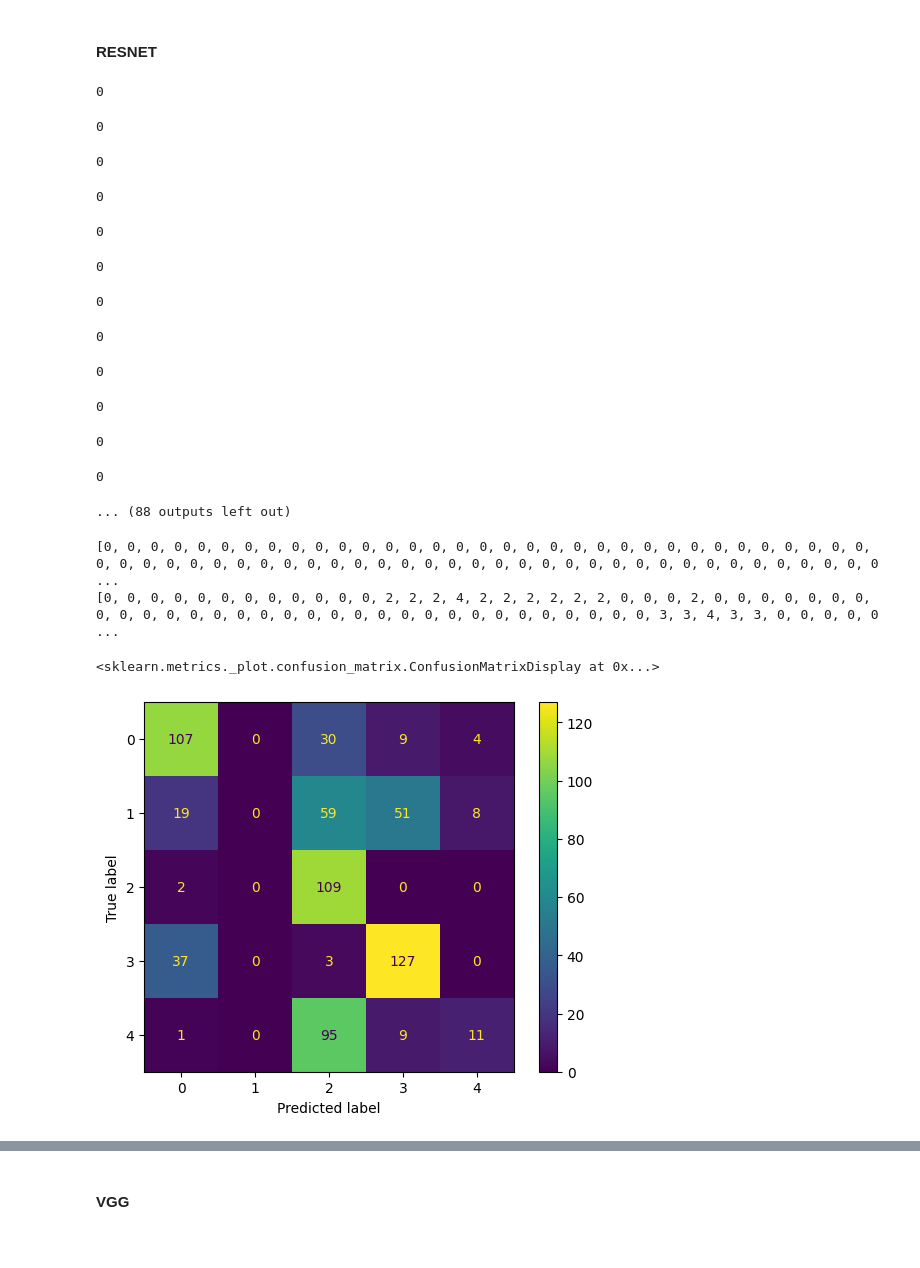
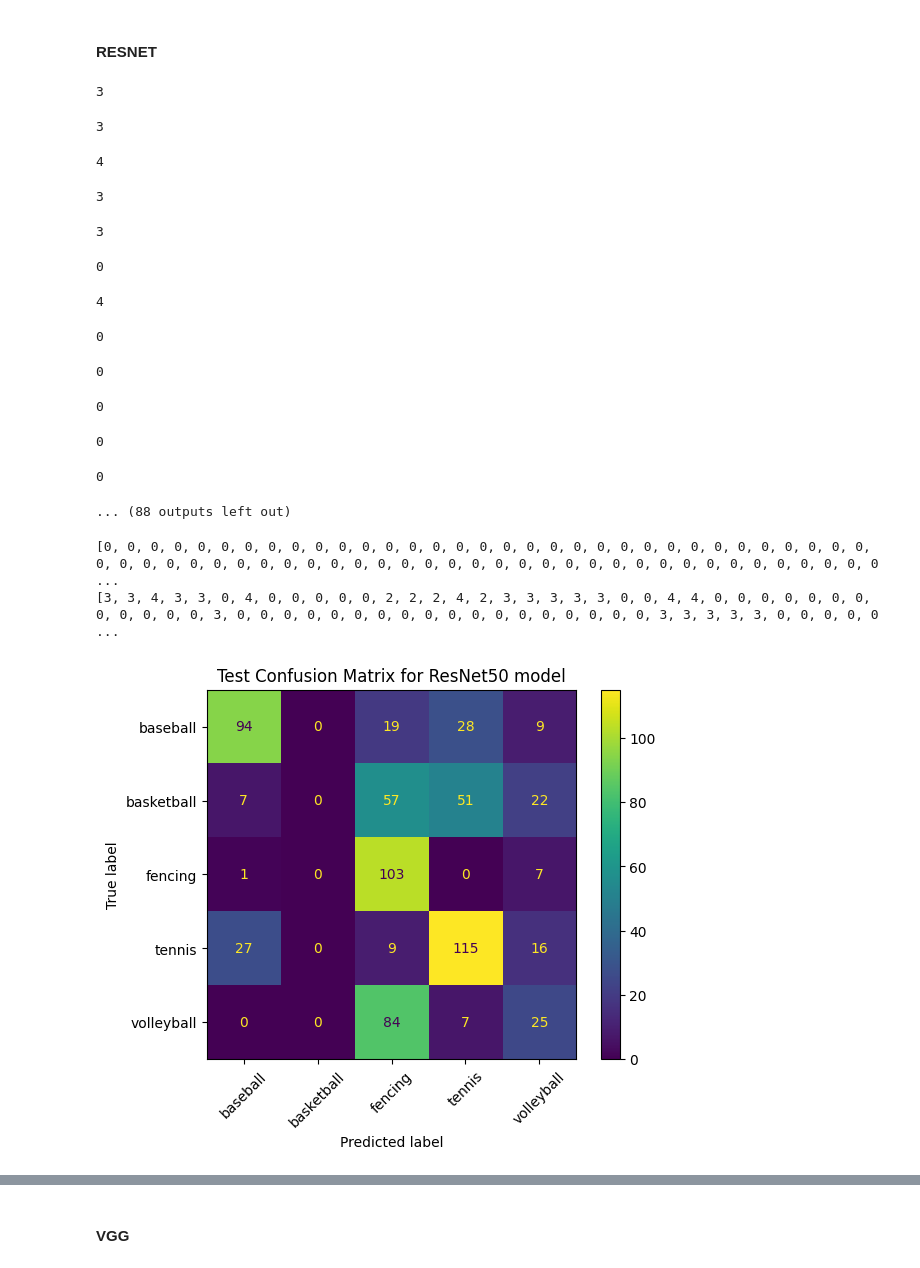
Before and after one commit to sp2316/AJAX_mars_rover_api-fetch, a Jupyter notebook: PALIVELA_SAIPRASAD_FINAL_PROJECT.ipynb, the cells around one changed output, grey strips where cells are left out. Drawn from its saved outputs; the diff is of its cells as text; code cells hidden in the pictures.

```diff
--- a/PALIVELA_SAIPRASAD_FINAL_PROJECT.ipynb
+++ b/PALIVELA_SAIPRASAD_FINAL_PROJECT.ipynb
@@ -638,7 +639,8 @@ Testing error on VGG16 is [0.27145689725875854, 0.9035294055938721]
 ResNet50_100 = ResNet50(weights = 'imagenet', include_top = False, input_tensor = input)
 ResNet50_100.trainable = False
 
-stopping = EarlyStopping(monitor = 'val_accuracy', mode = 'max',patience = 5, restore_best_weights = True)
+
+stopping = EarlyStopping(monitor = 'val_loss', mode = 'min',patience = 5, restore_best_weights = True)
 
 model_ResNet50 = Sequential(
     [
@@ -941,13 +1038,13 @@ for ind,video_file in enumerate(video_list_dir):
       y_true.append(ind)
       y_pred_res.append(prediction)
 # %% [output]
-0
+3
-0
+3
-0
+4
-0
+3
-0
+3
 0
-0
+4
 0
 0
 0
@@ -960,14 +1057,19 @@ print(y_pred_res)
 #classes= ["baseball", "basketball", "fencing", "tennis", "volleyball"]
 # %% [output]
 [0, 0, 0, 0, 0, 0, 0, 0, 0, 0, 0, 0, 0, 0, 0, 0, 0, 0, 0, 0, 0, 0, 0, 0, 0, 0, 0, 0, 0, 0, 0, 0, 0, 0, 0, 0, 0, 0, 0, 0, 0, 0, 0, 0, 0, 0, 0, 0, 0, 0, 0, 0, 0, 0, 0, 0, 0, 0, 0, 0, 0, 0, 0, 0, 0, 0, 0 ...
-[0, 0, 0, 0, 0, 0, 0, 0, 0, 0, 0, 0, 2, 2, 2, 4, 2, 2, 2, 2, 2, 2, 0, 0, 0, 2, 0, 0, 0, 0, 0, 0, 0, 0, 0, 0, 0, 0, 0, 0, 0, 0, 0, 0, 0, 0, 0, 0, 0, 0, 0, 0, 0, 0, 0, 0, 0, 3, 3, 4, 3, 3, 0, 0, 0, 0, 0 ...
+[3, 3, 4, 3, 3, 0, 4, 0, 0, 0, 0, 0, 2, 2, 2, 4, 2, 3, 3, 3, 3, 3, 0, 0, 4, 4, 0, 0, 0, 0, 0, 0, 0, 0, 0, 0, 0, 0, 3, 0, 0, 0, 0, 0, 0, 0, 0, 0, 0, 0, 0, 0, 0, 0, 0, 0, 0, 3, 3, 3, 3, 3, 0, 0, 0, 0, 0 ...
 # %%
 from sklearn.metrics import confusion_matrix, ConfusionMatrixDisplay
 cm = confusion_matrix(y_true, y_pred_res)
 cm_display = ConfusionMatrixDisplay(cm)
 cm_display.plot()
+
+plt.title('Test Confusion Matrix for ResNet50 model')
+tick_marks = np.arange(len(classes))
+plt.xticks(tick_marks, classes, rotation=45)
+plt.yticks(tick_marks, classes)
+plt.show()
 # %% [output]
-<sklearn.metrics._plot.confusion_matrix.ConfusionMatrixDisplay at 0x...>
-[figure, old version]
+[figure, new version]
 # %%
 from sklearn.metrics import classification_report
```
Also changed, not shown: parts of 34 cells of this notebook.
